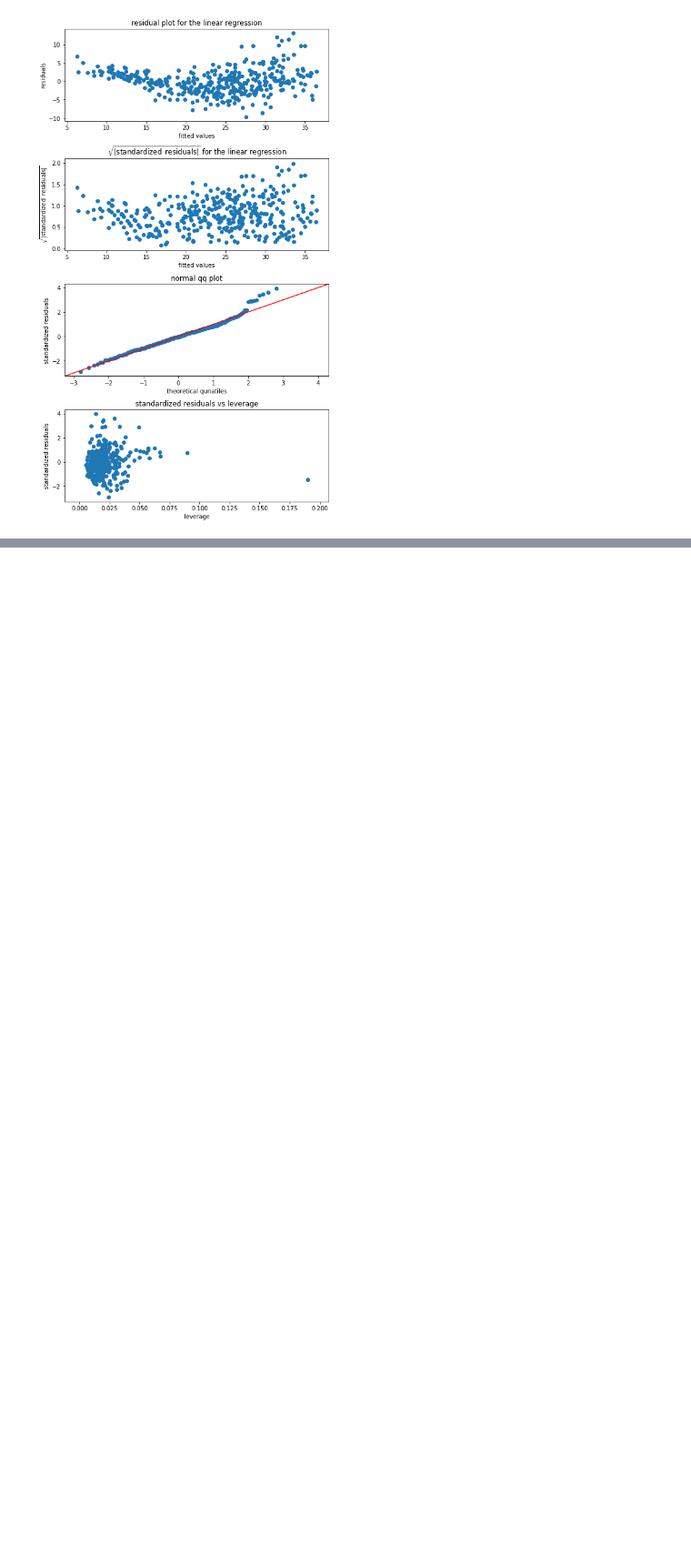
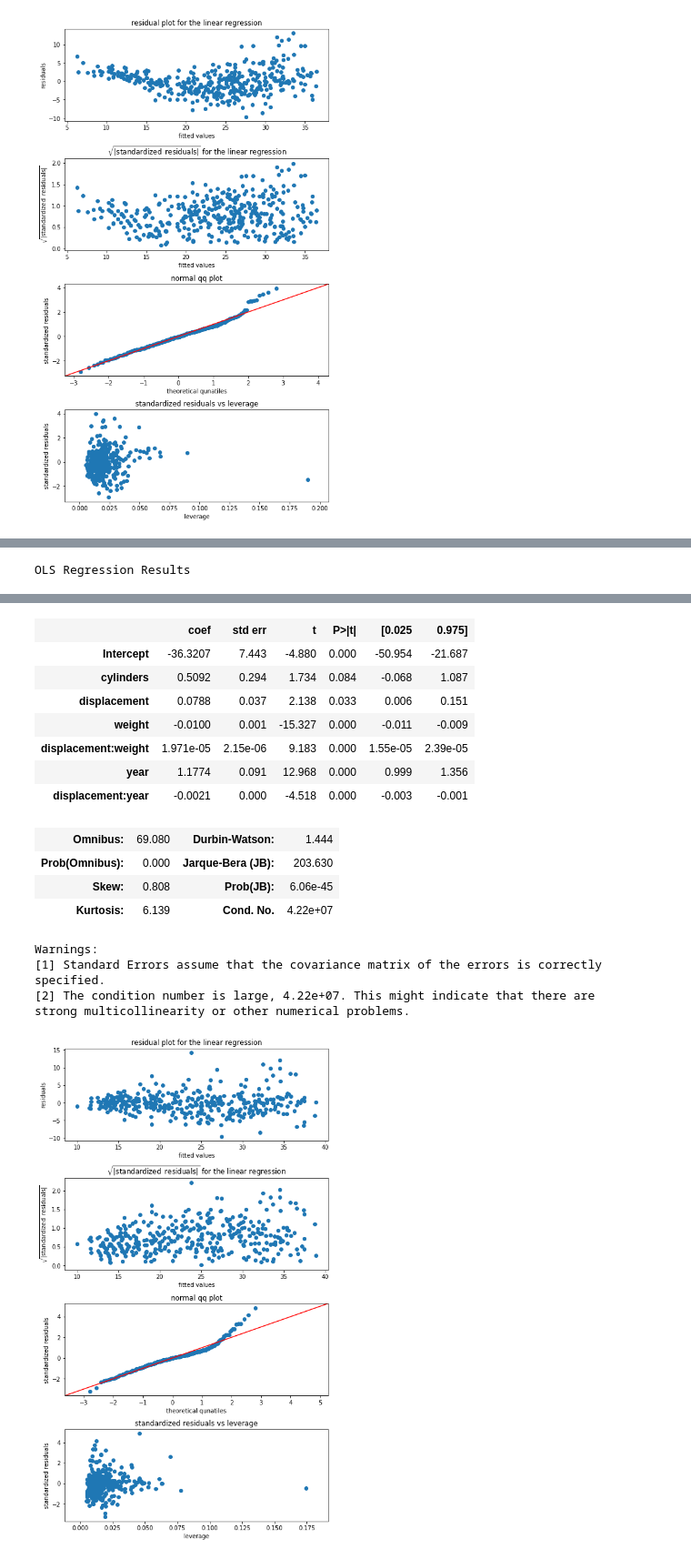
Before and after one commit to HerrBroekman/Python-solutions-for-An-Introduction-to-Statistical-Learning, a Jupyter notebook: Chapter3/Exercise9/3_9.ipynb, the cells around one changed output, grey strips where cells are left out. Shown at 91% size. Drawn from its saved outputs; the diff is of its cells as text; code cells hidden in the pictures; blank space fills up the shorter version.

```diff
--- a/Chapter3/Exercise9/3_9.ipynb
+++ b/Chapter3/Exercise9/3_9.ipynb
@@ -177,0 +192,15 @@ createResidualPlots(X, Y)
+# %%
+model = smf.ols(formula='mpg ~ cylinders + displacement*weight + displacement*year', data=df)  # https://www.statsmodels.org/dev/example_formulas.html# and https://stackoverflow.com/questions/33050104/difference-between-the-interaction-and-term-for-formulas-in-statsmodels-ols
+fitted = model.fit()
+fitted.summary()
+
+df['displacement*weight'] = df['displacement'] * df['weight']
+df['displacement*year'] = df['displacement'] * df['year']
+targetColumn = ['mpg']
+descriptiveColumns = ['Intercept', 'cylinders', 'displacement', 'weight', 'year',
+                      'displacement*weight', 'displacement*year']
+X = df[descriptiveColumns]
+Y = df[targetColumn]
+createResidualPlots(X, Y, fitted_model=fitted)
+# %% [output]
+OLS Regression Results
@@ -177,0 +216,17 @@ createResidualPlots(X, Y)
+|  | coef | std err | t | P>|t| | [0.025 | 0.975] |
+| Intercept | -36.3207 | 7.443 | -4.880 | 0.000 | -50.954 | -21.687 |
+| cylinders | 0.5092 | 0.294 | 1.734 | 0.084 | -0.068 | 1.087 |
+| displacement | 0.0788 | 0.037 | 2.138 | 0.033 | 0.006 | 0.151 |
+| weight | -0.0100 | 0.001 | -15.327 | 0.000 | -0.011 | -0.009 |
+| displacement:weight | 1.971e-05 | 2.15e-06 | 9.183 | 0.000 | 1.55e-05 | 2.39e-05 |
+| year | 1.1774 | 0.091 | 12.968 | 0.000 | 0.999 | 1.356 |
+| displacement:year | -0.0021 | 0.000 | -4.518 | 0.000 | -0.003 | -0.001 |
+| Omnibus: | 69.080 | Durbin-Watson: | 1.444 |
+| Prob(Omnibus): | 0.000 | Jarque-Bera (JB): | 203.630 |
+| Skew: | 0.808 | Prob(JB): | 6.06e-45 |
+| Kurtosis: | 6.139 | Cond. No. | 4.22e+07 |
+Warnings:
+[1] Standard Errors assume that the covariance matrix of the errors is correctly specified.
+[2] The condition number is large, 4.22e+07. This might indicate that there are
+strong multicollinearity or other numerical problems.
+[figure, added]
```
Also changed, not shown: parts of 7 cells of this notebook, 3 other files.
